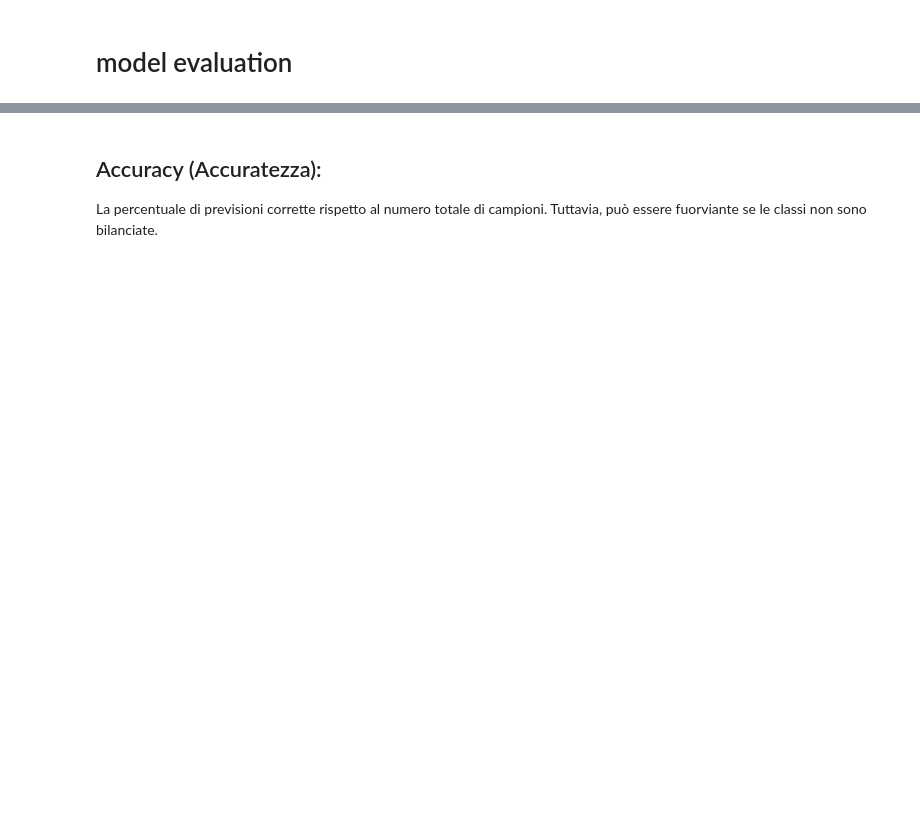
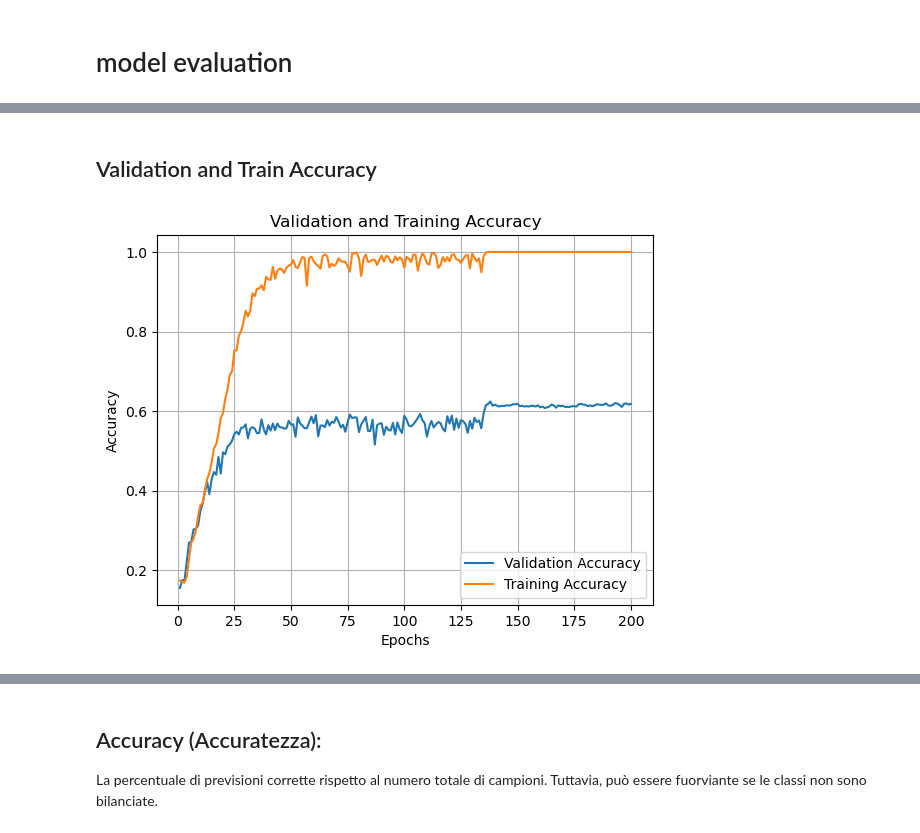
Before and after one commit to elenaabcc/VGG16-Brand-Reko-from-runway-images, a Jupyter notebook: vgg16_with_self_attention_no_bkg.ipynb, the cells around one changed output, grey strips where cells are left out. Drawn from its saved outputs; the diff is of its cells as text; code cells hidden in the pictures; blank space fills up the shorter version.

```diff
--- a/vgg16_with_self_attention_no_bkg.ipynb
+++ b/vgg16_with_self_attention_no_bkg.ipynb
@@ -264,0 +223,23 @@ ValueError: in user code:
+# %% [markdown]
+## Validation and Train Accuracy
+# %%
+import json
+json.dump(history_100_new3.history, open('vgg16_200epoch_no_bkg.json', 'w'))
+vgg16_200epoch_no_bkg = pd.read_json('vgg16_200epoch_no_bkg.json')
+# %%
+import matplotlib.pyplot as plt
+val_accuracy = vgg16_200epoch_no_bkg['val_accuracy']
+accuracy = vgg16_200epoch_no_bkg['accuracy']
+epochs = range(1, len(val_accuracy) + 1)
+
+# Plotta i risultati
+plt.plot(epochs, val_accuracy, label='Validation Accuracy')
+plt.plot(epochs, accuracy, label='Training Accuracy')
+plt.xlabel('Epochs')
+plt.ylabel('Accuracy')
+plt.title('Validation and Training Accuracy')
+plt.legend()
+plt.grid(True)
+plt.show()
+# %% [output]
+[figure, added]
```
Also changed, not shown: parts of 29 cells of this notebook, 9 other files.
